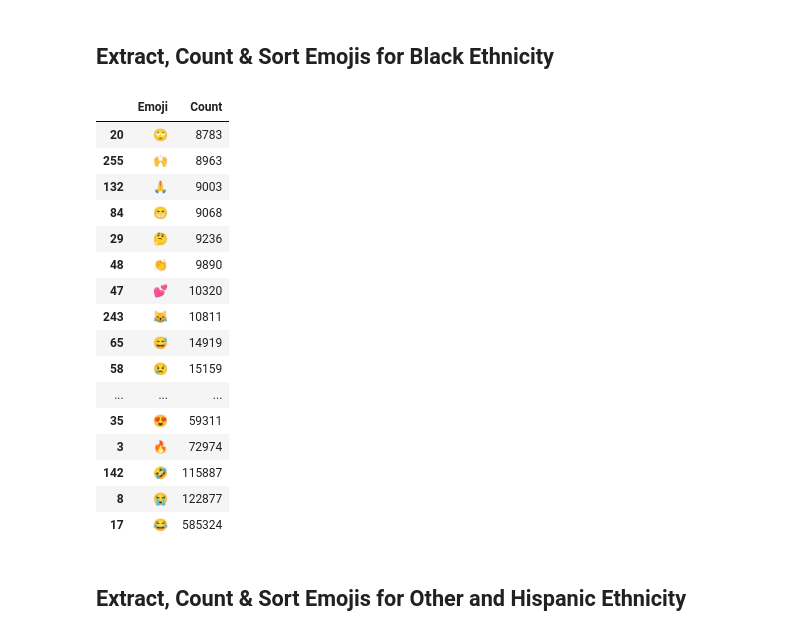
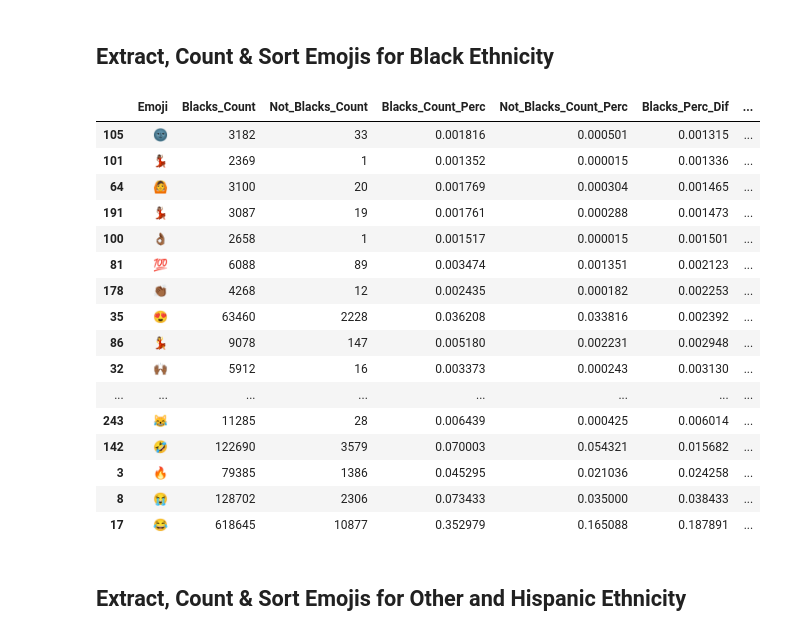
Before and after one commit to stylianosnicoletti/Emojis-usage-in-social-media-by-demographics, a Jupyter notebook: Jupyter/Emojis_ Johannesburg .ipynb, the cells around one changed output. Saved outputs shown, nothing was run; the diff lists cells and outputs as text; code cells hidden in the pictures.

```diff
--- a/Jupyter/Emojis_ Johannesburg .ipynb
+++ b/Jupyter/Emojis_ Johannesburg .ipynb
@@ -389,34 +378,54 @@ emojis_count_white_df.tail(20)
 # %% [markdown]
 ## Extract, Count & Sort Emojis for Black Ethnicity
 # %%
-# Count emojis (Ethnicity Confidence: 0.8)
-count_black = extract.count_all_emoji(joh_join_df.loc[(joh_join_df['ethnicity'] == 'black')& (joh_join_df['ethnicity:confidence'].astype(float)>0.8)]['text'])
+# Count emojis (Ethnicity Confidence: 0.75)
+count_black = extract.count_all_emoji(joh_join_df.loc[(joh_join_df['ethnicity'] == 'black')& (joh_join_df['ethnicity:confidence'].astype(float)>0.75)]['text'])
+count_not_black  =extract.count_all_emoji(joh_join_df.loc[(joh_join_df['ethnicity'] != 'black')& (joh_join_df['ethnicity:confidence'].astype(float)>0.75)]['text'])
 
 # Create panda dataframe to store emojis with counts
-emojis_count_black_df = pd.DataFrame(columns = ['Emoji','Count'])
+
+# Blacks
+emojis_count_black_df = pd.DataFrame(columns = ['Emoji','Blacks_Count'])
 for emoji in count_black:
-    emojis_count_black_df = emojis_count_black_df.append({'Emoji' : emoji , 'Count' : count_black[emoji]} , ignore_index=True)
+    emojis_count_black_df = emojis_count_black_df.append({'Emoji' : emoji , 'Blacks_Count' : count_black[emoji]} , ignore_index=True)
 
-# Sort dataframe by count
-emojis_count_black_df = emojis_count_black_df.sort_values(by=['Count'])
-emojis_count_black_df.tail(20)
+# Not Blacks
+emojis_count_not_black_df = pd.DataFrame(columns = ['Emoji','Not_Blacks_Count'])
+for emoji in count_not_black:
+    emojis_count_not_black_df = emojis_count_not_black_df.append({'Emoji' : emoji , 'Not_Blacks_Count' : count_not_black[emoji]} , ignore_index=True)
+
+# Black Stats
+black_stats_df = emojis_count_black_df.join(emojis_count_not_black_df.set_index('Emoji'), on='Emoji')
+
+# Calculate percentage usage for each emoji per ethnicity
+black_count_perc = black_stats_df['Blacks_Count'] /black_stats_df['Blacks_Count'].sum()
+black_stats_df['Blacks_Count_Perc']=black_count_perc
+not_black_count_perc = black_stats_df['Not_Blacks_Count'] /black_stats_df['Not_Blacks_Count'].sum()
+black_stats_df['Not_Blacks_Count_Perc']=not_black_count_perc
+black_perc_dif = black_stats_df['Blacks_Count_Perc'] - black_stats_df['Not_Blacks_Count_Perc']
+black_stats_df['Blacks_Perc_Dif']=black_perc_dif
+not_black_perc_dif = black_stats_df['Not_Blacks_Count_Perc'] - black_stats_df['Blacks_Count_Perc']
+black_stats_df['Not_Blacks_Perc_Dif']=not_black_perc_dif
+
+black_stats_df = black_stats_df.fillna(0).sort_values(by=['Blacks_Perc_Dif'])
+black_stats_df.tail(20)
 # %% [output]
-|  | Emoji | Count |
-| 20 | 🙄 | 8783 |
-| 255 | 🙌 | 8963 |
-| 132 | 🙏 | 9003 |
-| 84 | 😁 | 9068 |
-| 29 | 🤔 | 9236 |
-| 48 | 👏 | 9890 |
-| 47 | 💕 | 10320 |
-| 243 | 😹 | 10811 |
-| 65 | 😅 | 14919 |
-| 58 | 😢 | 15159 |
-| ... | ... | ... |
-| 35 | 😍 | 59311 |
-| 3 | 🔥 | 72974 |
-| 142 | 🤣 | 115887 |
-| 8 | 😭 | 122877 |
-| 17 | 😂 | 585324 |
+|  | Emoji | Blacks_Count | Not_Blacks_Count | Blacks_Count_Perc | Not_Blacks_Count_Perc | Blacks_Perc_Dif | ... |
+| 105 | 🌚 | 3182 | 33 | 0.001816 | 0.000501 | 0.001315 | ... |
+| 101 | 💃🏾 | 2369 | 1 | 0.001352 | 0.000015 | 0.001336 | ... |
+| 64 | 🙆 | 3100 | 20 | 0.001769 | 0.000304 | 0.001465 | ... |
+| 191 | 💃🏽 | 3087 | 19 | 0.001761 | 0.000288 | 0.001473 | ... |
+| 100 | 👌🏾 | 2658 | 1 | 0.001517 | 0.000015 | 0.001501 | ... |
+| 81 | 💯 | 6088 | 89 | 0.003474 | 0.001351 | 0.002123 | ... |
+| 178 | 👏🏾 | 4268 | 12 | 0.002435 | 0.000182 | 0.002253 | ... |
+| 35 | 😍 | 63460 | 2228 | 0.036208 | 0.033816 | 0.002392 | ... |
+| 86 | 💃 | 9078 | 147 | 0.005180 | 0.002231 | 0.002948 | ... |
+| 32 | 🙌🏾 | 5912 | 16 | 0.003373 | 0.000243 | 0.003130 | ... |
+| ... | ... | ... | ... | ... | ... | ... | ... |
+| 243 | 😹 | 11285 | 28 | 0.006439 | 0.000425 | 0.006014 | ... |
+| 142 | 🤣 | 122690 | 3579 | 0.070003 | 0.054321 | 0.015682 | ... |
+| 3 | 🔥 | 79385 | 1386 | 0.045295 | 0.021036 | 0.024258 | ... |
+| 8 | 😭 | 128702 | 2306 | 0.073433 | 0.035000 | 0.038433 | ... |
+| 17 | 😂 | 618645 | 10877 | 0.352979 | 0.165088 | 0.187891 | ... |
 # %% [markdown]
 ## Extract, Count & Sort Emojis for Other and Hispanic Ethnicity
```
Also changed, not shown: parts of 17 cells of this notebook.
